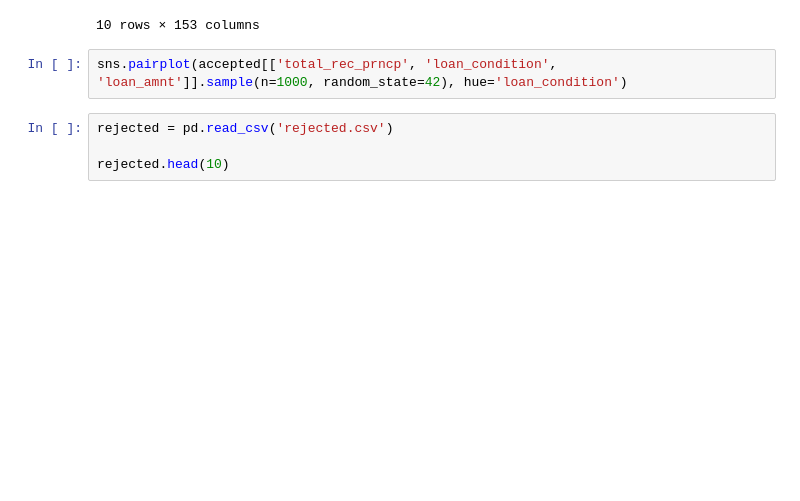
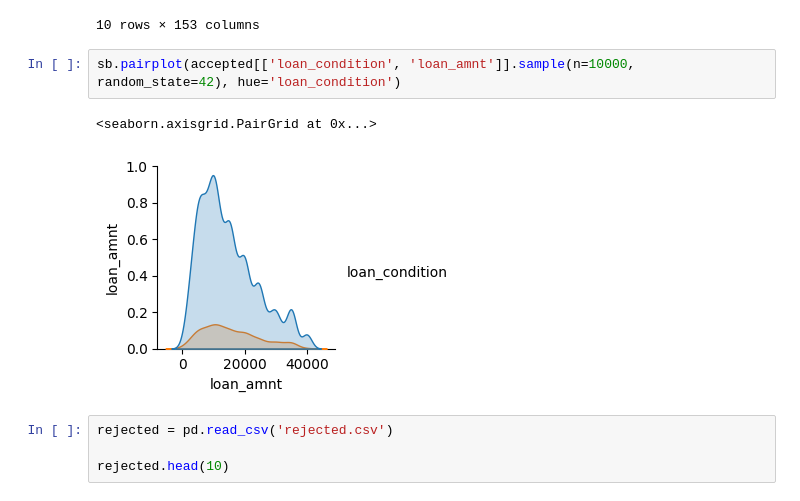
Before and after one commit to vlftmd6008/5mygodproject700, a Jupyter notebook: 5mygod.ipynb, the cells around one changed output. Cells and saved outputs as stored; diff of their text form; blank space fills up the shorter version.

```diff
--- a/5mygod.ipynb
+++ b/5mygod.ipynb
@@ -101,7 +101,10 @@ accepted.head(10)
 | 9 | 68616873 | NaN | 8000.0 | 8000.0 | 8000.0 | 36 months | 11.48 | 263.74 | B | ... |
 10 rows × 153 columns
 # %%
-sns.pairplot(accepted[['total_rec_prncp', 'loan_condition', 'loan_amnt']].sample(n=1000, random_state=42), hue='loan_condition')
+sb.pairplot(accepted[['loan_condition', 'loan_amnt']].sample(n=10000, random_state=42), hue='loan_condition')
+# %% [output]
+<seaborn.axisgrid.PairGrid at 0x...>
+[figure, added]
 # %%
 rejected = pd.read_csv('rejected.csv')
 
```
